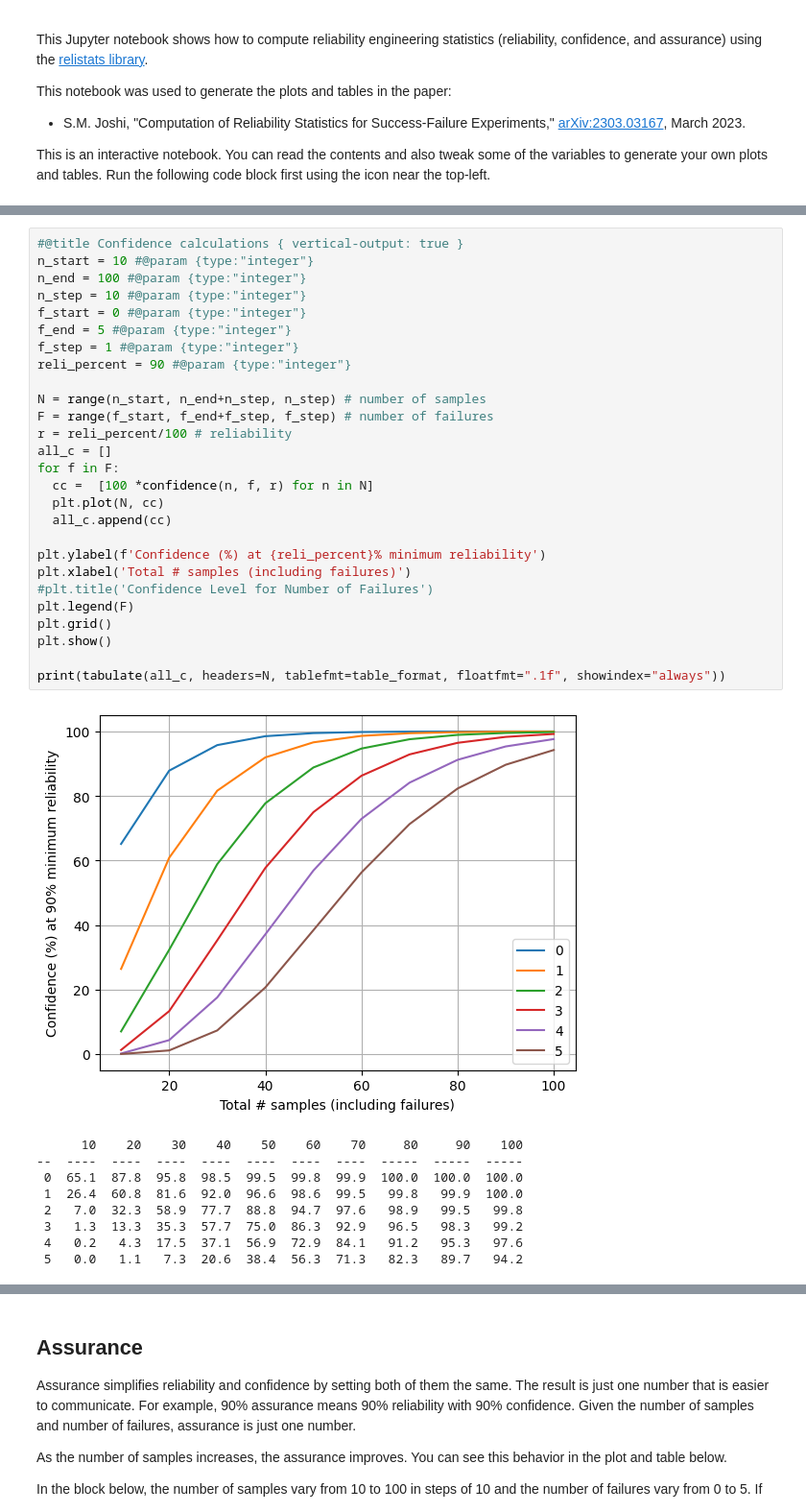
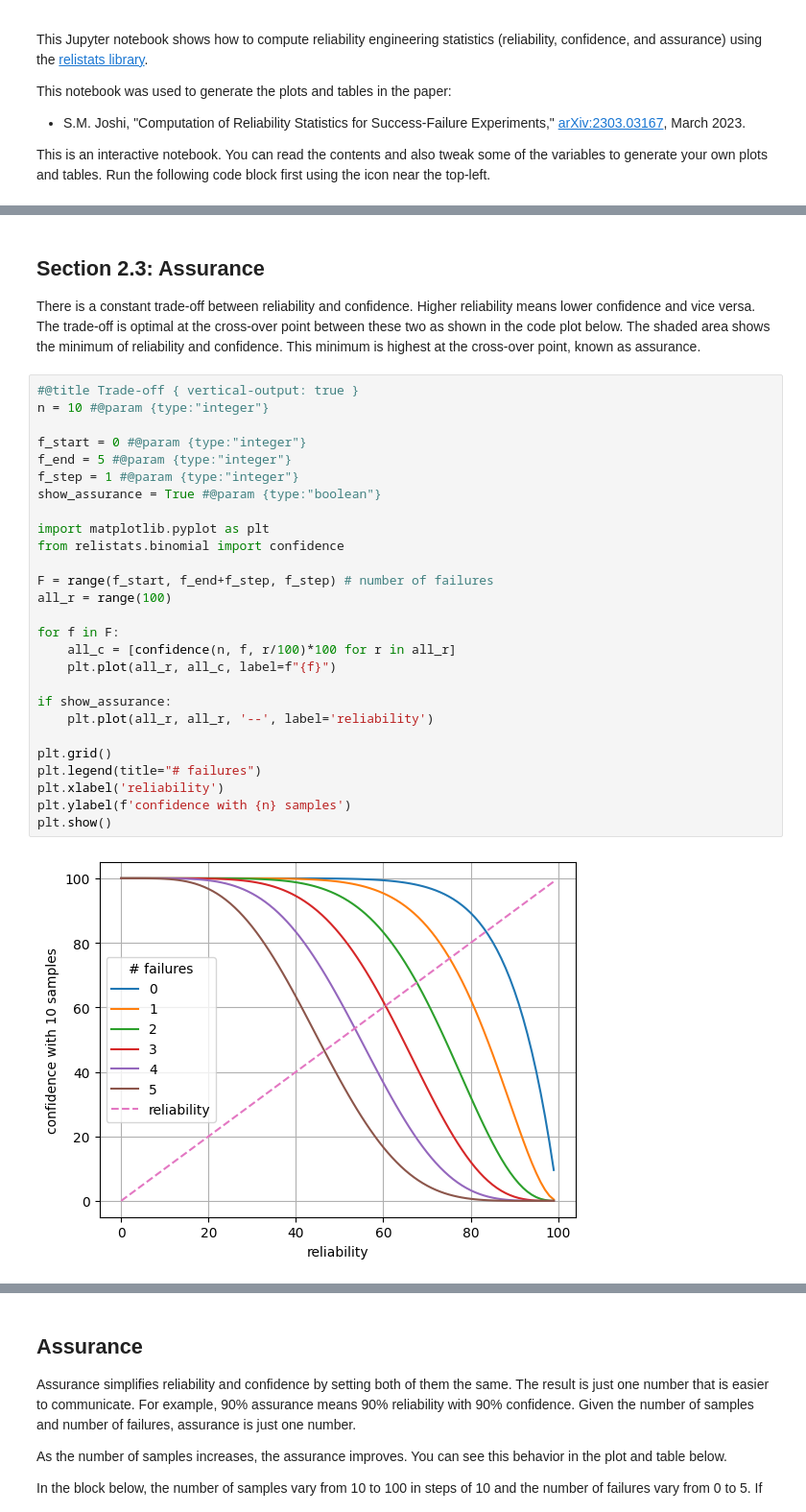
Before and after one commit to sanjaymjoshi/relistats, a Jupyter notebook: examples/paper01_reliability_statistics.ipynb, the cells around one changed output, grey strips where cells are left out. Shown at 96% size. Saved outputs shown, nothing was run; the diff lists cells and outputs as text.

```diff
--- a/examples/paper01_reliability_statistics.ipynb
+++ b/examples/paper01_reliability_statistics.ipynb
@@ -106,37 +181,33 @@ the right and see how the plot and table changes.
+# %% [markdown]
+## Section 2.3: Assurance
+
+There is a constant trade-off between reliability and confidence. Higher reliability means lower confidence and vice versa. The trade-off is optimal at the cross-over point between these two as shown in the code plot below. The shaded area shows the minimum of reliability and confidence. This minimum is highest at the cross-over point, known as assurance.
 # %%
-#@title Confidence calculations { vertical-output: true }
-n_start = 10 #@param {type:"integer"}
-n_end = 100 #@param {type:"integer"}
-n_step = 10 #@param {type:"integer"}
+#@title Trade-off { vertical-output: true }
+n = 10 #@param {type:"integer"}
+
 f_start = 0 #@param {type:"integer"}
 f_end = 5 #@param {type:"integer"}
 f_step = 1 #@param {type:"integer"}
-reli_percent = 90 #@param {type:"integer"}
+show_assurance = True #@param {type:"boolean"}
 
-N = range(n_start, n_end+n_step, n_step) # number of samples
+import matplotlib.pyplot as plt
+from relistats.binomial import confidence
+
 F = range(f_start, f_end+f_step, f_step) # number of failures
-r = reli_percent/100 # reliability
-all_c = []
+all_r = range(100)
+
 for f in F:
-  cc =  [100 *confidence(n, f, r) for n in N]
-  plt.plot(N, cc)
-  all_c.append(cc)
+    all_c = [confidence(n, f, r/100)*100 for r in all_r]
+    plt.plot(all_r, all_c, label=f"{f}")
 
-plt.ylabel(f'Confidence (%) at {reli_percent}% minimum reliability')
-plt.xlabel('Total # samples (including failures)')
-#plt.title('Confidence Level for Number of Failures')
-plt.legend(F)
+if show_assurance:
+    plt.plot(all_r, all_r, '--', label='reliability')
+
 plt.grid()
+plt.legend(title="# failures")
+plt.xlabel('reliability')
+plt.ylabel(f'confidence with {n} samples')
 plt.show()
-
-print(tabulate(all_c, headers=N, tablefmt=table_format, floatfmt=".1f", showindex="always"))
 # %% [output]
-[figure, old version]
+[figure, new version]
-      10    20    30    40    50    60    70     80     90    100
---  ----  ----  ----  ----  ----  ----  ----  -----  -----  -----
- 0  65.1  87.8  95.8  98.5  99.5  99.8  99.9  100.0  100.0  100.0
- 1  26.4  60.8  81.6  92.0  96.6  98.6  99.5   99.8   99.9  100.0
- 2   7.0  32.3  58.9  77.7  88.8  94.7  97.6   98.9   99.5   99.8
- 3   1.3  13.3  35.3  57.7  75.0  86.3  92.9   96.5   98.3   99.2
- 4   0.2   4.3  17.5  37.1  56.9  72.9  84.1   91.2   95.3   97.6
- 5   0.0   1.1   7.3  20.6  38.4  56.3  71.3   82.3   89.7   94.2
```
Also changed, not shown: parts of 15 cells of this notebook.
